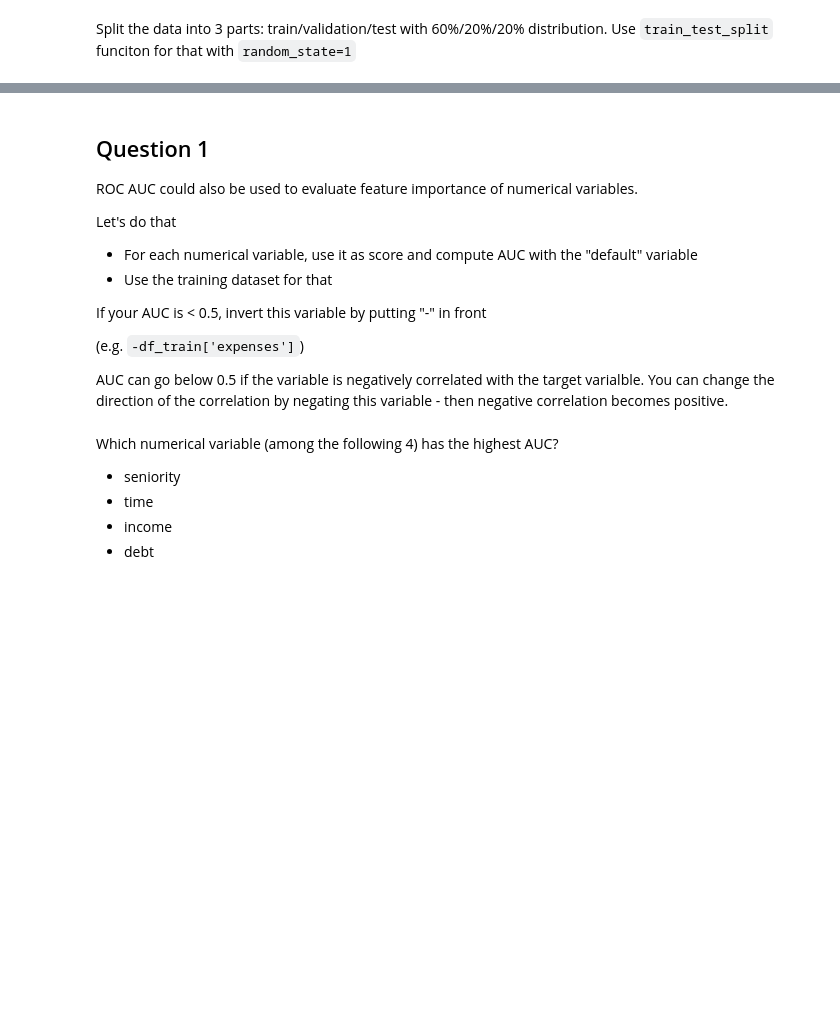
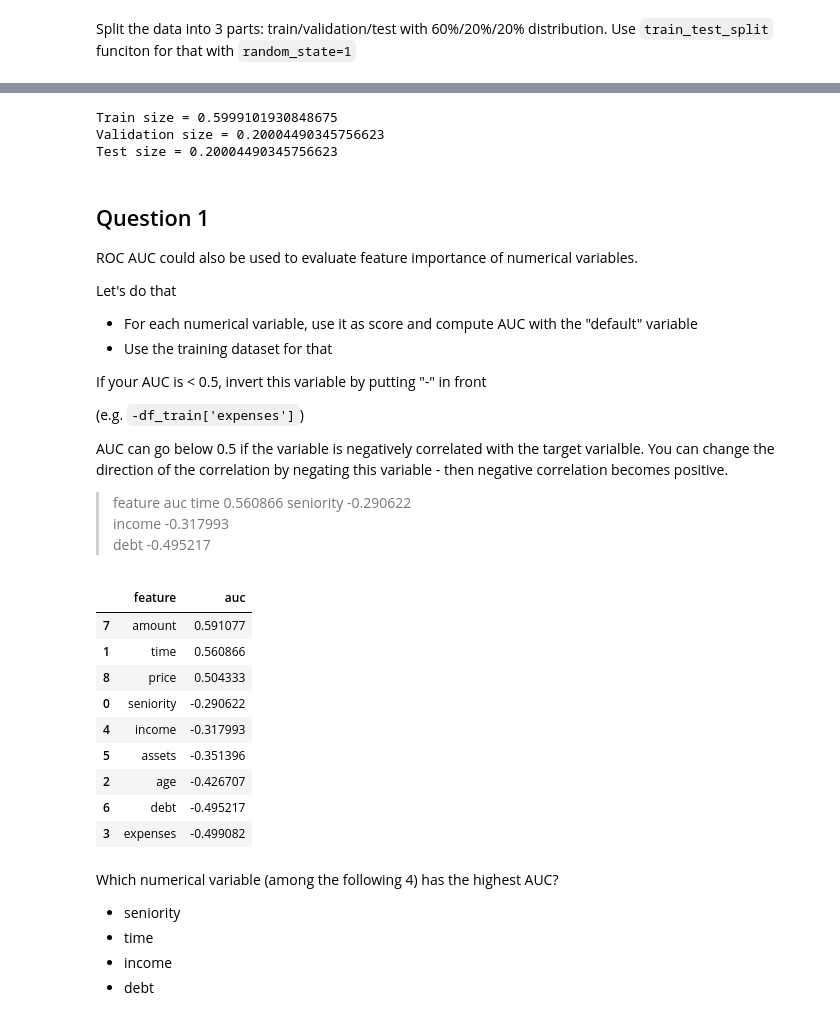
Before and after one commit to ada-nai/ag-mlcamp, a Jupyter notebook: chapter-4/hw-4-metrics.ipynb, the cells around one changed output, grey strips where cells are left out. Drawn from its saved outputs; the diff is of its cells as text; code cells hidden in the pictures; blank space fills up the shorter version.

Commit message:
Complete hw-4
- Metrics assignment copleted

```diff
--- a/chapter-4/hw-4-metrics.ipynb
+++ b/chapter-4/hw-4-metrics.ipynb
@@ -121,6 +121,7 @@ df.head()
 # %%
 cat_cols = df.select_dtypes(include= ['object']).columns.to_list()
 num_cols = df.select_dtypes(include= ['int64']).columns.to_list()
+num_cols.remove('default')
 # %%
 cat_cols, num_cols
 # %% [output]
@@ -160,6 +145,16 @@ from sklearn.model_selection import train_test_split
 x_train, x_test, y_train, y_test = train_test_split(df[df.columns[:-1]], target, test_size=0.2, random_state= 1)
 # %%
 x_train, x_val, y_train, y_val = train_test_split(x_train, y_train, test_size=0.25, random_state= 1)
+# %%
+print(
+f'Train size = {len(x_train) / len(df)}\n'
+  f'Validation size = {len(x_val) / len(df)}\n'
+  f'Test size = {len(x_test) / len(df)} \n'
+)
+# %% [output]
+Train size = 0.5999101930848675
+Validation size = 0.20004490345756623
+Test size = 0.20004490345756623
 # %% [markdown]
 ## Question 1
 
@@ -176,6 +171,37 @@ If your AUC is < 0.5, invert this variable by putting "-" in front
 (e.g. `-df_train['expenses']`)
 
 AUC can go below 0.5 if the variable is negatively correlated with the target varialble. You can change the direction of the correlation by negating this variable - then negative correlation becomes positive.
+
+> 	feature 	auc
+ 	time 	0.560866
+ 	seniority 	-0.290622
+ 	income 	-0.317993
+ 	debt 	-0.495217
+# %%
+from sklearn.metrics import roc_auc_score
+
+feature_list = []
+auc_list = []
+for feature in num_cols:
+    auc = roc_auc_score(y_true = y_train, y_score= x_train[feature])
+    auc = -auc if auc <0.5 else auc
+    feature_list.append(feature)
+    auc_list.append(auc)
+
+auc_df = pd.DataFrame([feature_list, auc_list]).T.rename(columns={0:'feature', 1:'auc'})\
+.sort_values(by='auc', ascending= False)
+auc_df
+# %% [output]
+|  | feature | auc |
+| 7 | amount | 0.591077 |
+| 1 | time | 0.560866 |
+| 8 | price | 0.504333 |
+| 0 | seniority | -0.290622 |
+| 4 | income | -0.317993 |
+| 5 | assets | -0.351396 |
+| 2 | age | -0.426707 |
+| 6 | debt | -0.495217 |
+| 3 | expenses | -0.499082 |
 # %% [markdown]
 Which numerical variable (among the following 4) has the highest AUC?
 
```
Also changed, not shown: parts of 31 cells of this notebook, 2 other files.
